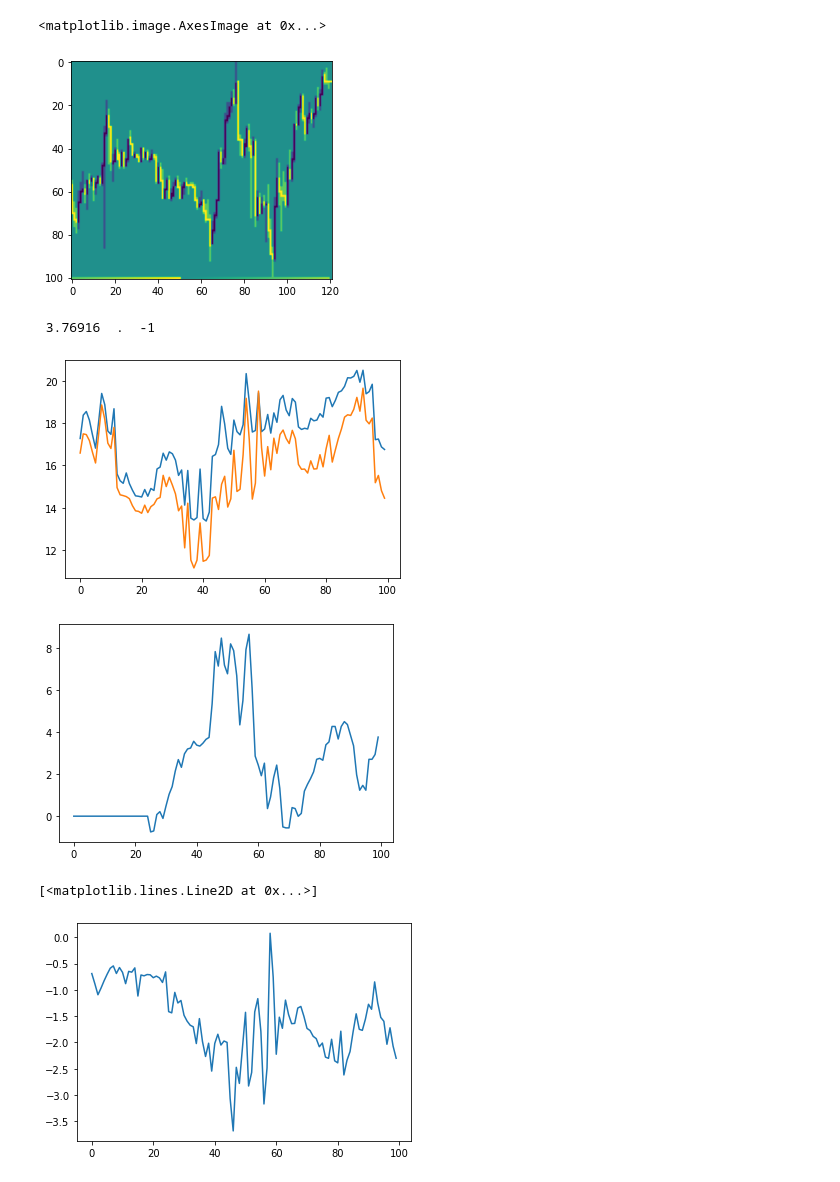
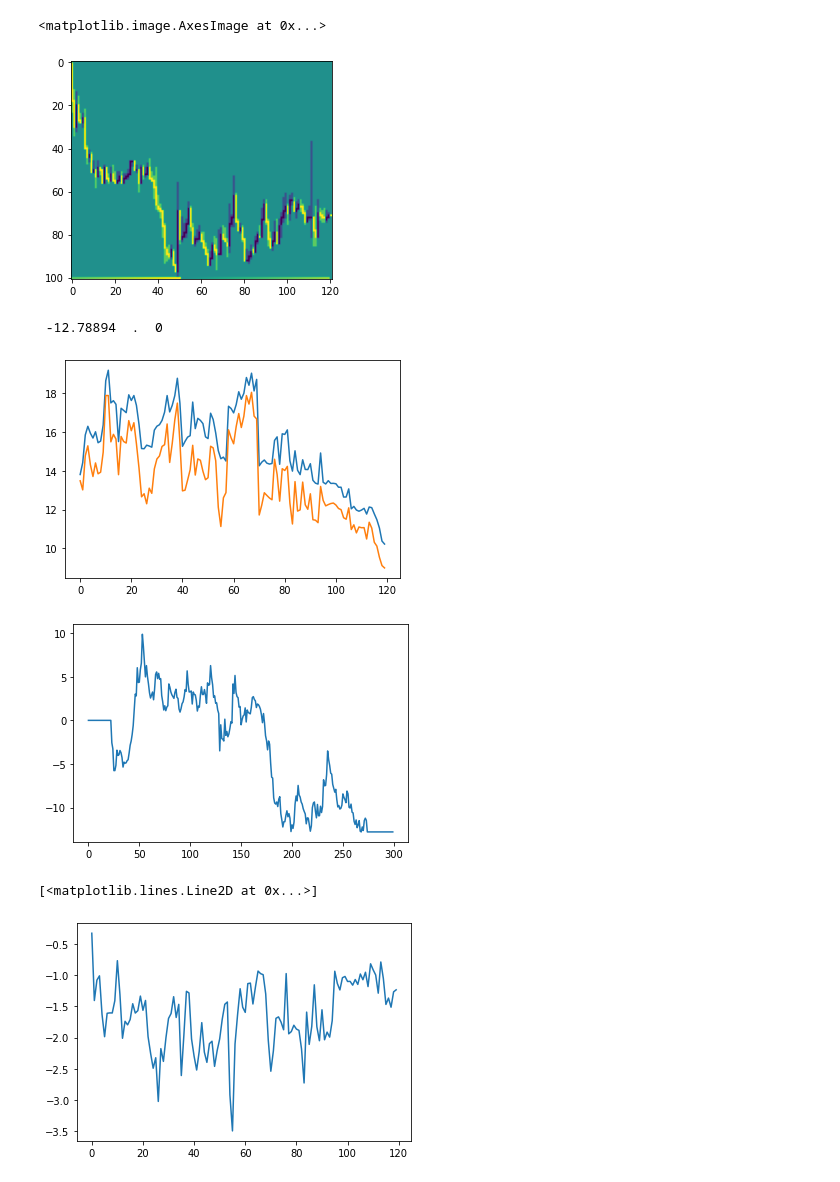
Before and after one commit to dercodeKoenig/ipda_vs_dqn_m5, a Jupyter notebook: tx_2/test.ipynb, the cells around one changed output. Drawn from its saved outputs; the diff is of its cells as text; code cells hidden in the pictures.

```diff
--- a/tx_2/test.ipynb
+++ b/tx_2/test.ipynb
@@ -458,13 +458,13 @@ def plot_eq(eq_list):
     cv2.imshow("equity", canvas)
     cv2.waitKey(1)
 # %%
-candles = get_prices("EURUSD", mt5.TIMEFRAME_M5, 90000)
+candles = get_prices("USDJPY", mt5.TIMEFRAME_M5, 90000)
 tm = timeframe_manager(candles)
 m5,m15,h1,h4,d1 = tm.get_next_sample_candles()
 plt.imshow(tm.to_model_input(m15))
 # %% [output]
 <matplotlib.image.AxesImage at 0x...>
-[figure, old version]
+[figure, new version]
 # %%
 pos_size = 0.05 * 100000
 comm = 15/100000
@@ -483,7 +483,7 @@ outputs = deque(maxlen = dlen)
 if True:
 #try:
     #while True:
-    for _ in range(100):
+    for _ in range(300):
     #for _ in range(5000):
         m5,m15,h1,h4,d1 = tm.get_next_sample_candles()
         if m5 == -1:
@@ -546,41 +546,41 @@ if True:
 
             if action == 0: # short
                 if current_position != -1:
                     balance = equity
                     current_position = -1
                     balance -= pos_size * comm
                     reset_entry_price = True
                     was_entry = -1
                     #print("short")
 
 
         plot_eq(eq_list)
         plot_candles(m5,"m5", True, was_entry)
         plot_candles(m15,"m15")
         plot_candles(h1,"h1")
         plot_candles(h4,"h4")
         plot_candles(d1,"d1")
         plot_outputs(outputs)
         print("\r", round(equity,5), " . ", current_position, end = "  ")
 
 
         #break
 #except Exception as e:
     #print(e)
 cv2.destroyAllWindows()
 plt.plot(outputs)
 plt.show()
 plt.plot(eq_list)
 plt.show()
 # %% [output]
- 3.76916  .  -1
+ -12.78894  .  0
-[figure, old version]
+[figure, new version]
-[figure, old version]
+[figure, new version]
 # %%
 plt.plot([x[1]-x[0] for x in outputs])
 # %% [output]
 [<matplotlib.lines.Line2D at 0x...>]
-[figure, old version]
+[figure, new version]
 # %%
 inp = [m5i,m15i, h1i, h4i, d1i, np.array(current_position).reshape(1,1)]
 
```
Also changed, not shown: parts of 1 cell of this notebook, 6 other files.
